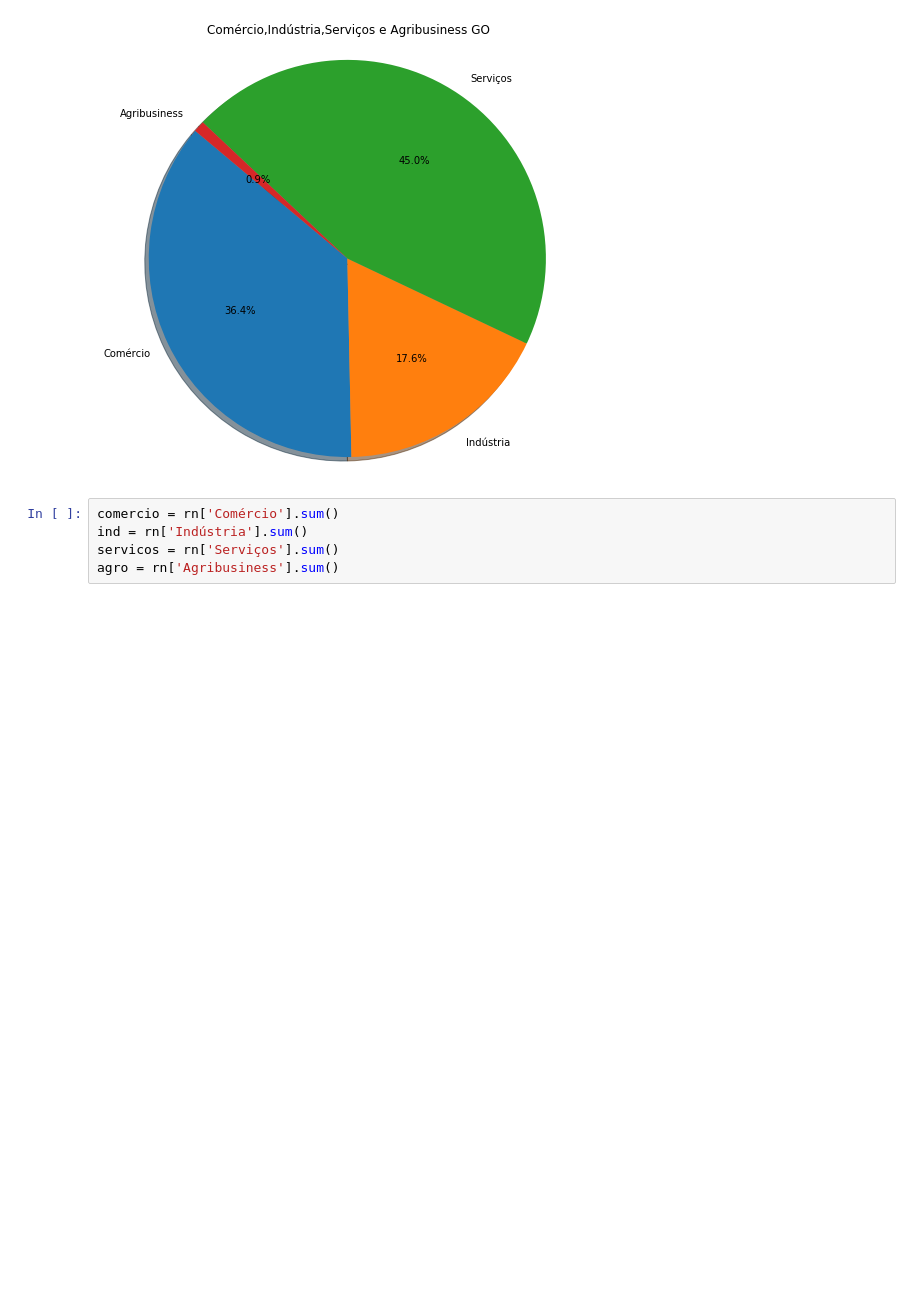
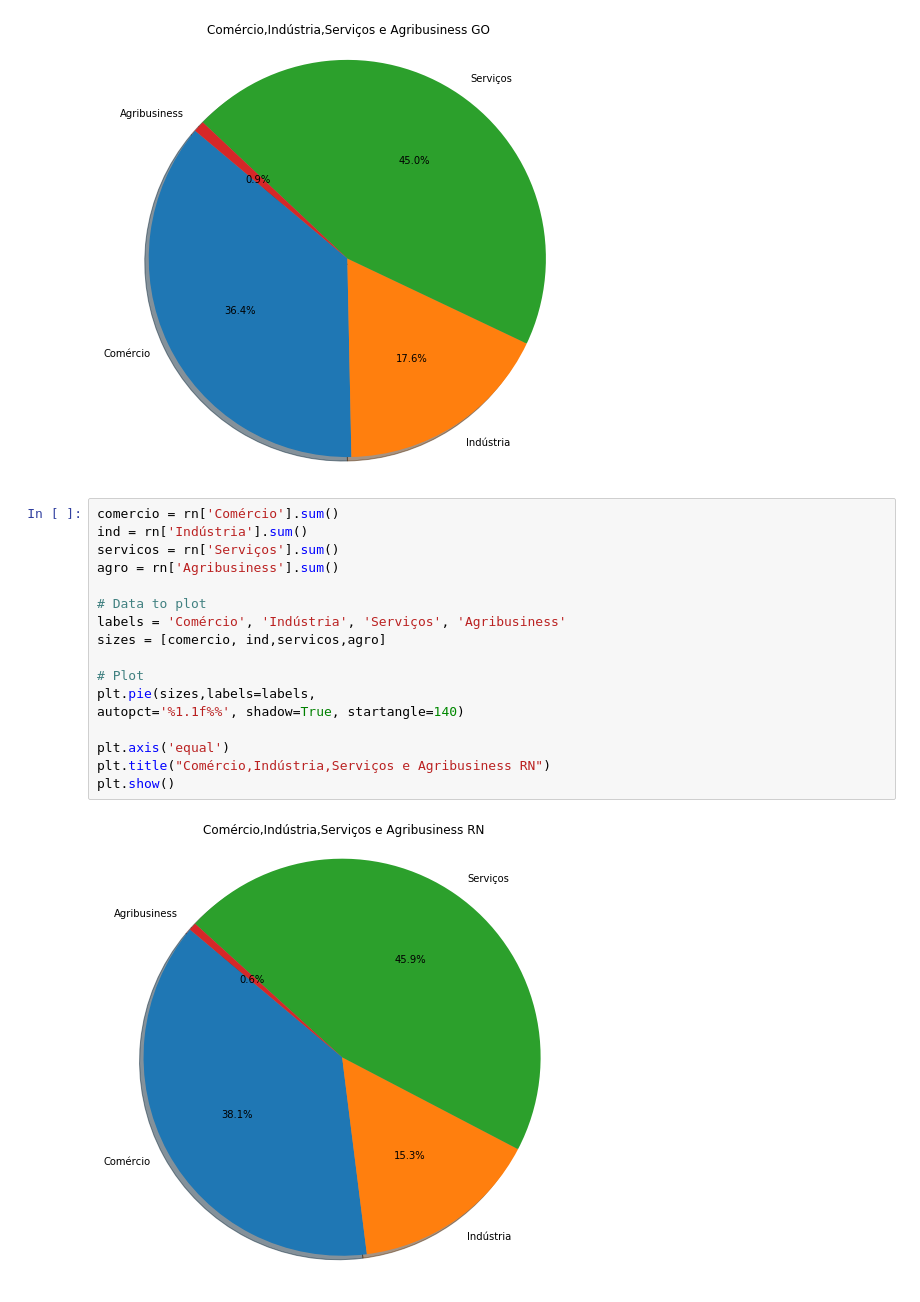
Before and after one commit to VictorGabrielRM/estatistica, a Jupyter notebook: Untitled.ipynb, the cells around one changed output. Cells and saved outputs as stored; diff of their text form; blank space fills up the shorter version.

```diff
--- a/Untitled.ipynb
+++ b/Untitled.ipynb
@@ -642,5 +642,19 @@ plt.show()
 # %%
 comercio = rn['Comércio'].sum()
 ind = rn['Indústria'].sum()
 servicos = rn['Serviços'].sum()
 agro = rn['Agribusiness'].sum()
+
+# Data to plot
+labels = 'Comércio', 'Indústria', 'Serviços', 'Agribusiness'
+sizes = [comercio, ind,servicos,agro]
+
+# Plot
+plt.pie(sizes,labels=labels,
+autopct='%1.1f%%', shadow=True, startangle=140)
+
+plt.axis('equal')
+plt.title("Comércio,Indústria,Serviços e Agribusiness RN")
+plt.show()
+# %% [output]
+[figure, added]
```
Also changed, not shown: parts of 2 cells of this notebook.
